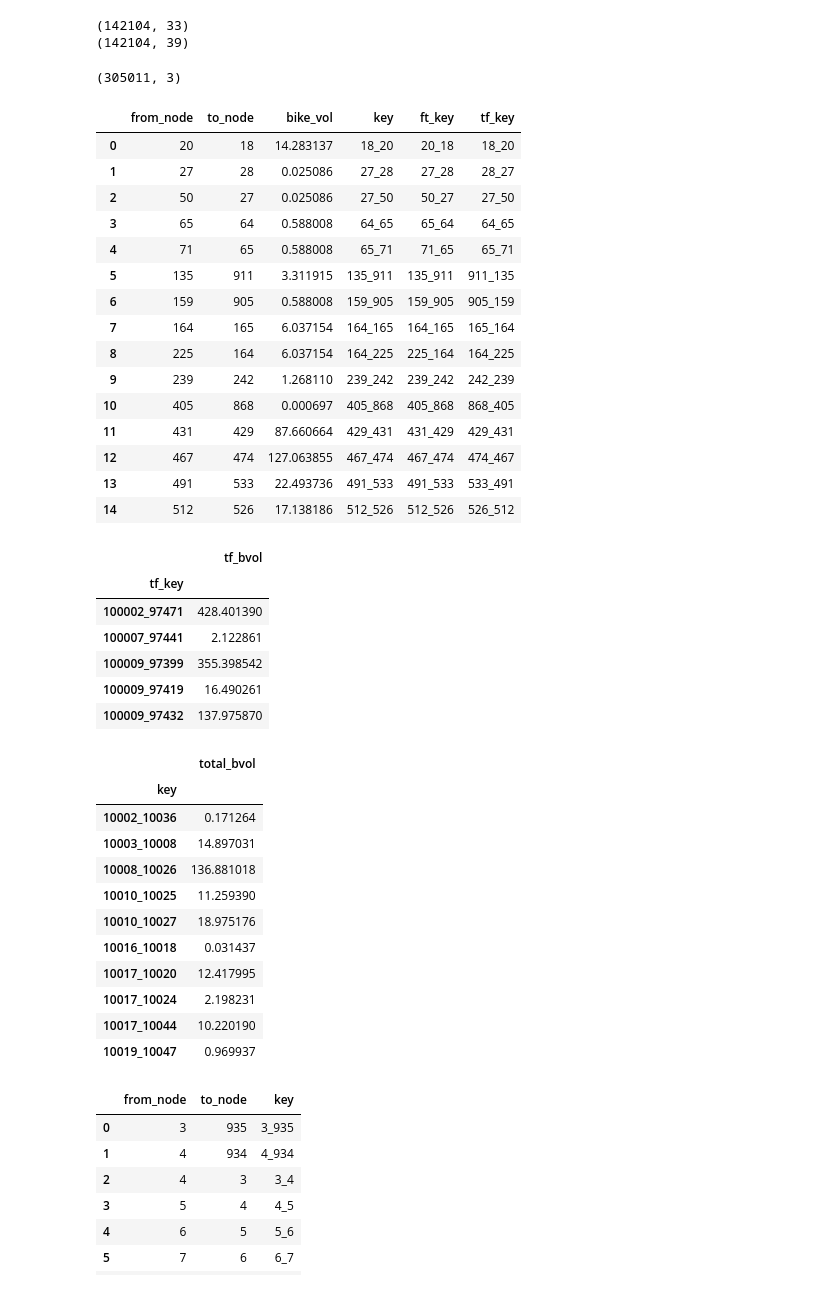
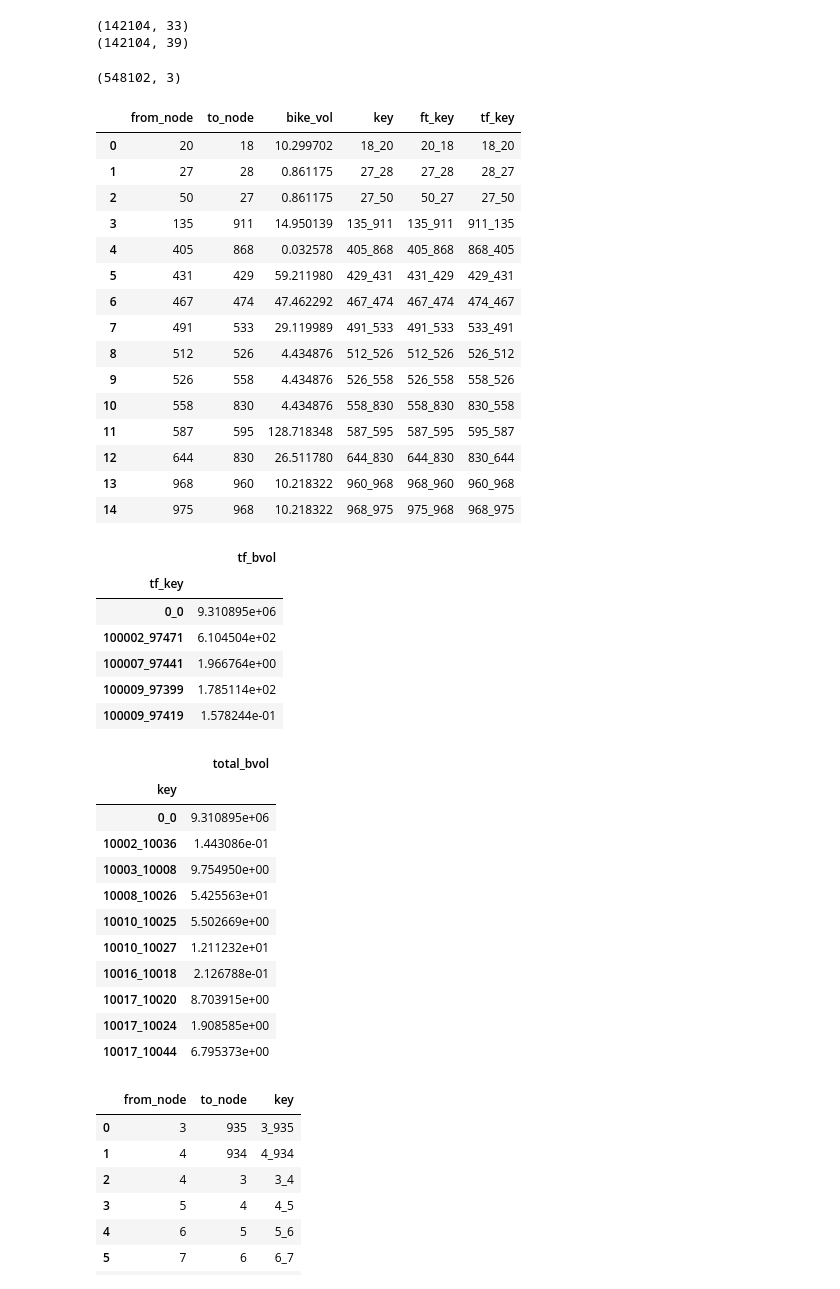
Before and after one commit to WFRCAnalytics/utah_bike_demand_model, a Jupyter notebook: Post_Process_Bike_Model_Outputs/Create-Spatial-Outputs.ipynb, the cells around one changed output. Drawn from its saved outputs; the diff is of its cells as text; code cells hidden in the pictures.

```diff
--- a/Post_Process_Bike_Model_Outputs/Create-Spatial-Outputs.ipynb
+++ b/Post_Process_Bike_Model_Outputs/Create-Spatial-Outputs.ipynb
@@ -21,43 +21,51 @@ print(links_shp.shape)
 (142104, 39)
 # %%
 # read in bike volume
-bike_volume = pd.read_csv(r".\Data\bike_vol.csv")
+bike_volume = pd.read_csv(r".\Model_Outputs\bike_vol.csv")
 
 #should be double the amount of links for both directions
 print(bike_volume.shape)
 
 # fill bike volume NAs with -1
 bike_volume['bike_vol'] = bike_volume['bike_vol'].fillna(0)
+
+
+# REMOVE THIS WHEN TABLE BUG IS FIXED
+bike_volume.dropna(inplace=True)
+
+# convert node ids to int
+bike_volume['from_node'] = bike_volume['from_node'].astype(int)
+bike_volume['to_node'] = bike_volume['to_node'].astype(int)
 # %% [output]
-(305011, 3)
+(548102, 3)
 # %%
 # Create key to use for joining to links
-bike_volume['key'] = np.where(bike_volume['from_node'].astype(int) < bike_volume['to_node'].astype(int),
+bike_volume['key'] = np.where(bike_volume['from_node'] < bike_volume['to_node'],
                               bike_volume['from_node'].astype(str) + "_"+ bike_volume['to_node'].astype(str),
                               bike_volume['to_node'].astype(str) + "_"+ bike_volume['from_node'].astype(str))
 
 # Create directional keys
 bike_volume['ft_key'] = bike_volume['from_node'].astype(str) + "_"+ bike_volume['to_node'].astype(str)
 bike_volume['tf_key'] = bike_volume['to_node'].astype(str) + "_"+ bike_volume['from_node'].astype(str)
 
 bike_volume.head(15)
 # %% [output]
 |  | from_node | to_node | bike_vol | key | ft_key | tf_key |
-| 0 | 20 | 18 | 14.283137 | 18_20 | 20_18 | 18_20 |
-| 1 | 27 | 28 | 0.025086 | 27_28 | 27_28 | 28_27 |
-| 2 | 50 | 27 | 0.025086 | 27_50 | 50_27 | 27_50 |
-| 3 | 65 | 64 | 0.588008 | 64_65 | 65_64 | 64_65 |
-| 4 | 71 | 65 | 0.588008 | 65_71 | 71_65 | 65_71 |
-| 5 | 135 | 911 | 3.311915 | 135_911 | 135_911 | 911_135 |
-| 6 | 159 | 905 | 0.588008 | 159_905 | 159_905 | 905_159 |
-| 7 | 164 | 165 | 6.037154 | 164_165 | 164_165 | 165_164 |
-| 8 | 225 | 164 | 6.037154 | 164_225 | 225_164 | 164_225 |
-| 9 | 239 | 242 | 1.268110 | 239_242 | 239_242 | 242_239 |
-| 10 | 405 | 868 | 0.000697 | 405_868 | 405_868 | 868_405 |
-| 11 | 431 | 429 | 87.660664 | 429_431 | 431_429 | 429_431 |
-| 12 | 467 | 474 | 127.063855 | 467_474 | 467_474 | 474_467 |
-| 13 | 491 | 533 | 22.493736 | 491_533 | 491_533 | 533_491 |
-| 14 | 512 | 526 | 17.138186 | 512_526 | 512_526 | 526_512 |
+| 0 | 20 | 18 | 10.299702 | 18_20 | 20_18 | 18_20 |
+| 1 | 27 | 28 | 0.861175 | 27_28 | 27_28 | 28_27 |
+| 2 | 50 | 27 | 0.861175 | 27_50 | 50_27 | 27_50 |
+| 3 | 135 | 911 | 14.950139 | 135_911 | 135_911 | 911_135 |
+| 4 | 405 | 868 | 0.032578 | 405_868 | 405_868 | 868_405 |
+| 5 | 431 | 429 | 59.211980 | 429_431 | 431_429 | 429_431 |
+| 6 | 467 | 474 | 47.462292 | 467_474 | 467_474 | 474_467 |
+| 7 | 491 | 533 | 29.119989 | 491_533 | 491_533 | 533_491 |
+| 8 | 512 | 526 | 4.434876 | 512_526 | 512_526 | 526_512 |
+| 9 | 526 | 558 | 4.434876 | 526_558 | 526_558 | 558_526 |
+| 10 | 558 | 830 | 4.434876 | 558_830 | 558_830 | 830_558 |
+| 11 | 587 | 595 | 128.718348 | 587_595 | 587_595 | 595_587 |
+| 12 | 644 | 830 | 26.511780 | 644_830 | 644_830 | 830_644 |
+| 13 | 968 | 960 | 10.218322 | 960_968 | 968_960 | 960_968 |
+| 14 | 975 | 968 | 10.218322 | 968_975 | 975_968 | 968_975 |
 # %%
 # summarize trips in each direction
 ft_vol_sum = pd.DataFrame(bike_volume.groupby('ft_key')['bike_vol'].sum())
@@ -70,11 +78,11 @@ tf_vol_sum.head()
 # %% [output]
 |  | tf_bvol |
 | tf_key |  |
-| 100002_97471 | 428.401390 |
-| 100007_97441 | 2.122861 |
-| 100009_97399 | 355.398542 |
-| 100009_97419 | 16.490261 |
-| 100009_97432 | 137.975870 |
+| 0_0 | 9.310895e+06 |
+| 100002_97471 | 6.104504e+02 |
+| 100007_97441 | 1.966764e+00 |
+| 100009_97399 | 1.785114e+02 |
+| 100009_97419 | 1.578244e-01 |
 # %%
 # summarize trips in both directions
 volume_sum = pd.DataFrame(bike_volume.groupby('key')['bike_vol'].sum())
@@ -83,16 +91,16 @@ volume_sum.head(10)
 # %% [output]
 |  | total_bvol |
 | key |  |
-| 10002_10036 | 0.171264 |
-| 10003_10008 | 14.897031 |
-| 10008_10026 | 136.881018 |
-| 10010_10025 | 11.259390 |
-| 10010_10027 | 18.975176 |
-| 10016_10018 | 0.031437 |
-| 10017_10020 | 12.417995 |
-| 10017_10024 | 2.198231 |
-| 10017_10044 | 10.220190 |
-| 10019_10047 | 0.969937 |
+| 0_0 | 9.310895e+06 |
+| 10002_10036 | 1.443086e-01 |
+| 10003_10008 | 9.754950e+00 |
+| 10008_10026 | 5.425563e+01 |
+| 10010_10025 | 5.502669e+00 |
+| 10010_10027 | 1.211232e+01 |
+| 10016_10018 | 2.126788e-01 |
+| 10017_10020 | 8.703915e+00 |
+| 10017_10024 | 1.908585e+00 |
+| 10017_10044 | 6.795373e+00 |
 # %%
 #Create FTkey and TF key to use for joining to bike volumes
 links['key'] = np.where(links['from_node'].astype(int) < links['to_node'].astype(int),
```
Also changed, not shown: parts of 15 cells of this notebook, 46 other files.
